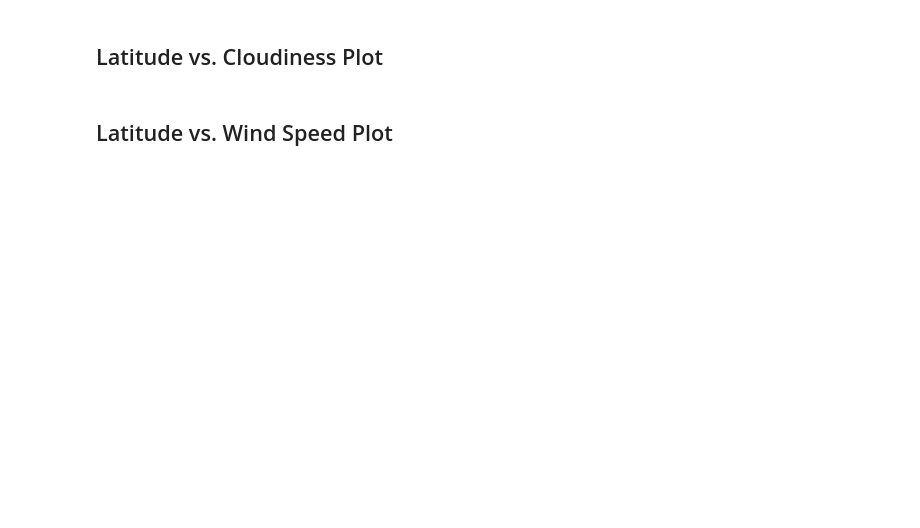
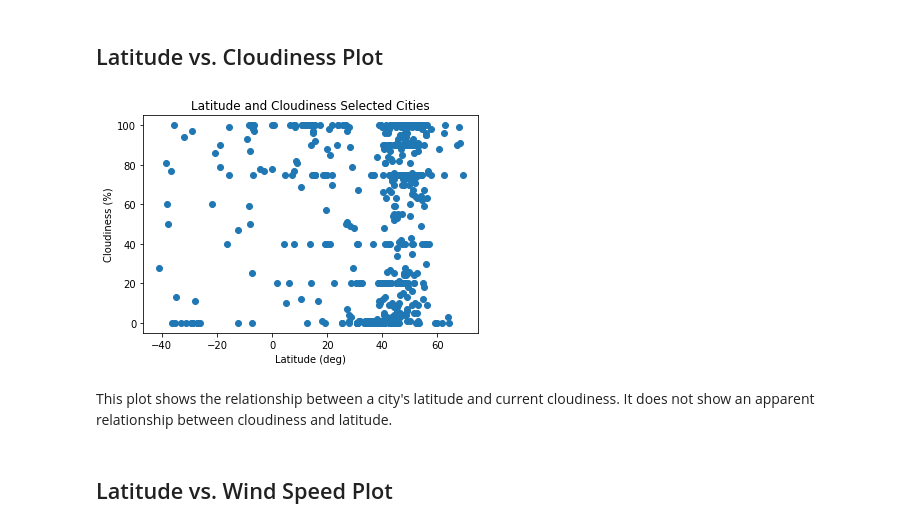
Before and after one commit to eisenba/py-api-challenge, a Jupyter notebook: WeatherPy/WeatherPy.ipynb, the cells around one changed output. Cells and saved outputs as stored; diff of their text form; code cells hidden in the pictures; blank space fills up the shorter version.

```diff
--- a/WeatherPy/WeatherPy.ipynb
+++ b/WeatherPy/WeatherPy.ipynb
@@ -178,4 +189,15 @@ weather_df['humidity'].max()
 # %% [markdown]
 ## Latitude vs. Cloudiness Plot
+# %%
+fig3, ax3 = plt.subplots()
+ax3.set_title('Latitude and Cloudiness Selected Cities')
+ax3.set_xlabel('Latitude (deg)')
+ax3.set_ylabel('Cloudiness (%)')
+ax3.scatter(weather_df['lat'], weather_df['clouds'])
+plt.savefig('outputs/LatCloud.png')
+# %% [output]
+[figure, added]
+# %% [markdown]
+This plot shows the relationship between a city's latitude and current cloudiness. It does not show an apparent relationship between cloudiness and latitude.
 # %% [markdown]
 ## Latitude vs. Wind Speed Plot
```
Also changed, not shown: parts of 27 cells of this notebook, 5 other files.
